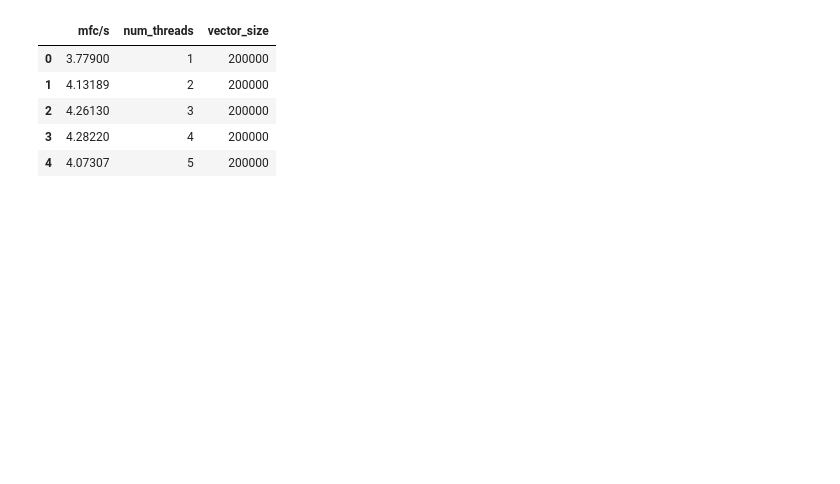
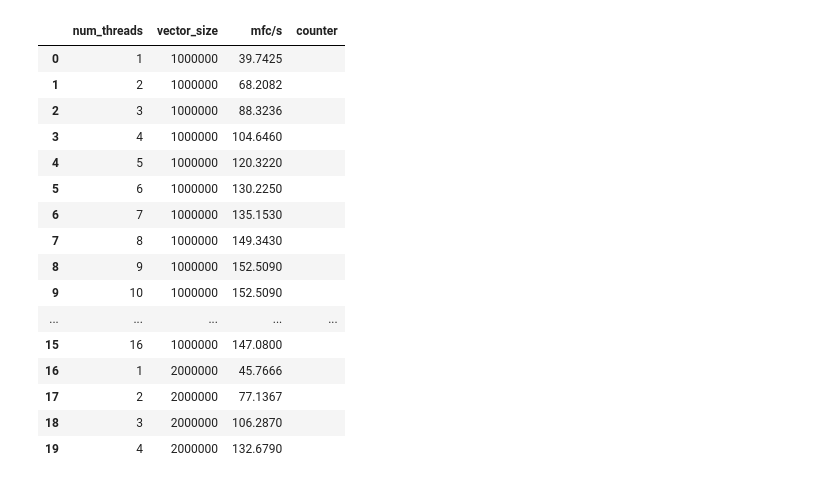
Before and after one commit to tianyi93/hpxMP_performance, a Jupyter notebook: tiny_bench/scripts/plot.ipynb, the cells around one changed output. Saved outputs shown, nothing was run; the diff lists cells and outputs as text; code cells hidden in the pictures; blank space fills up the shorter version.

```diff
--- a/tiny_bench/scripts/plot.ipynb
+++ b/tiny_bench/scripts/plot.ipynb
@@ -33,14 +33,26 @@ Enter your bench name:dense_vector
 # %%
 hpxmp = pd.read_csv(folder+"/merged_hpxmp.csv")
 openmp = pd.read_csv(folder+"/merged_openmp.csv")
 hpxmp.head()
+openmp.head(20)
 # %% [output]
-|  | mfc/s | num_threads | vector_size |
-| 0 | 3.77900 | 1 | 200000 |
-| 1 | 4.13189 | 2 | 200000 |
-| 2 | 4.26130 | 3 | 200000 |
-| 3 | 4.28220 | 4 | 200000 |
-| 4 | 4.07307 | 5 | 200000 |
+|  | num_threads | vector_size | mfc/s | counter |
+| 0 | 1 | 1000000 | 39.7425 |  |
+| 1 | 2 | 1000000 | 68.2082 |  |
+| 2 | 3 | 1000000 | 88.3236 |  |
+| 3 | 4 | 1000000 | 104.6460 |  |
+| 4 | 5 | 1000000 | 120.3220 |  |
+| 5 | 6 | 1000000 | 130.2250 |  |
+| 6 | 7 | 1000000 | 135.1530 |  |
+| 7 | 8 | 1000000 | 149.3430 |  |
+| 8 | 9 | 1000000 | 152.5090 |  |
+| 9 | 10 | 1000000 | 152.5090 |  |
+| ... | ... | ... | ... | ... |
+| 15 | 16 | 1000000 | 147.0800 |  |
+| 16 | 1 | 2000000 | 45.7666 |  |
+| 17 | 2 | 2000000 | 77.1367 |  |
+| 18 | 3 | 2000000 | 106.2870 |  |
+| 19 | 4 | 2000000 | 132.6790 |  |
 # %%
 hpxmp_1_2 = hpxmp.groupby(['num_threads','vector_size']).mean()
 hpxmp_1_2.head()
```
Also changed, not shown: parts of 5 cells of this notebook, 28 other files.
